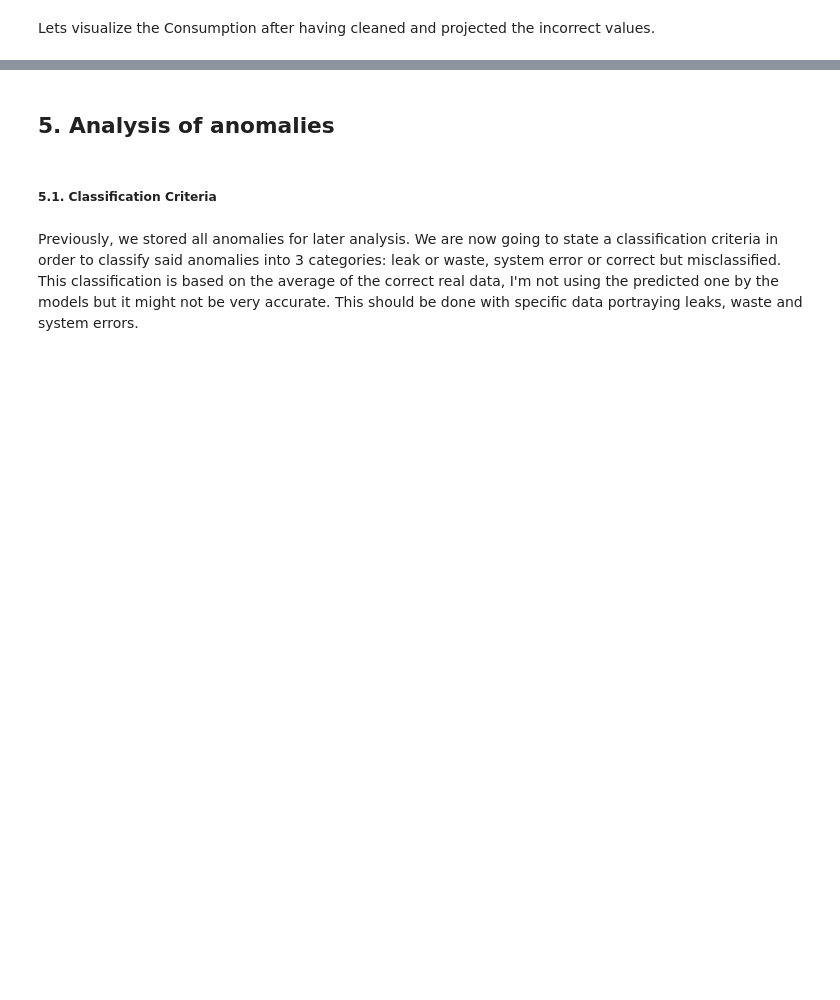
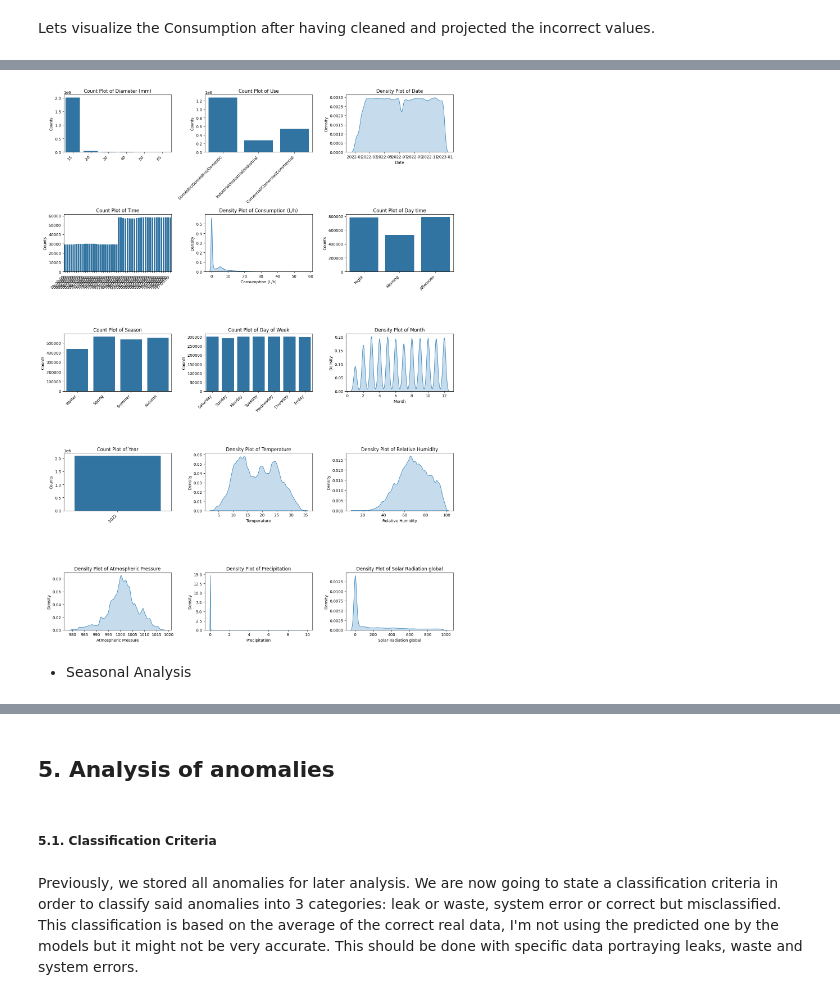
Before and after one commit to edithruizz/TFG, a Jupyter notebook: Python_Notebooks/dataset2_v2.ipynb, the cells around one changed output, grey strips where cells are left out. Saved outputs shown, nothing was run; the diff lists cells and outputs as text; code cells hidden in the pictures; blank space fills up the shorter version.

```diff
--- a/Python_Notebooks/dataset2_v2.ipynb
+++ b/Python_Notebooks/dataset2_v2.ipynb
@@ -1025,7 +1062,8 @@ Based on the R-squared values obtained per each model I conclude that 0.2791 is
 # Identifiquem les files amb valor Null en 'Consumption (L/h)'
 missing_rows = dataset2_filtered[dataset2_filtered['Consumption (L/h)'].isnull()]
 
-features2 = ['Use', 'Time', 'Temperature', 'Precipitations', 'Season', 'Day of Week', 'Diameter (mm)', 'Type of economic activity', 'Date']
+features2 = ['Diameter (mm)', 'Use', 'Type of economic activity', 'Date', 'Time','Day time', 'Season', 'Day of Week']
+
 X_ = missing_rows[features2]
 
 # Predim els valors amb el model
@@ -1042,0 +1086,3 @@ print("Number of Negatives in the dataset:", len(dataset2_filtered[dataset2_filt
+# %%
+# Replace negative values with 0
+dataset2_filtered['Consumption (L/h)'] = dataset2_filtered['Consumption (L/h)'].apply(lambda x: max(x, 0))
@@ -1046,0 +1100,9 @@ Lets visualize the Consumption after having cleaned and projected the incorrect
+# %%
+dataset2_filtered['ID'] = le_id.inverse_transform(dataset2_filtered['ID'])
+dataset2_filtered['Use'] = le_use.inverse_transform(dataset2_filtered['Use'])
+dataset2_filtered['Type of economic activity'] = le_typeofeco.inverse_transform(dataset2_filtered['Type of economic activity'])
+dataset2_filtered['Date'] = le_date.inverse_transform(dataset2_filtered['Date'])
+dataset2_filtered['Time'] = le_time.inverse_transform(dataset2_filtered['Time'])
+dataset2_filtered['Day time'] = le_daytime.inverse_transform(dataset2_filtered['Day time'])
+dataset2_filtered['Season'] = le_season.inverse_transform(dataset2_filtered['Season'])
+dataset2_filtered['Day of Week'] = le_dayofweek.inverse_transform(dataset2_filtered['Day of Week'])
@@ -1046,0 +1134,49 @@ Lets visualize the Consumption after having cleaned and projected the incorrect
+# %%
+# Define the type of plot for each column based on the data type
+plot_types = {}
+# columns = [x for x in df.columns if x not in ["car", "model"]]
+columns = [x for x in dataset2_filtered.columns if x not in ["ID", "Type of economic activity"]]
+
+for col in columns:
+    if dataset2_filtered[col].dtype == 'object':  # Categorical columns
+        plot_types[col] = 'bar'
+    else:
+        unique_values = dataset2_filtered[col].nunique()
+        if unique_values < 10:  # Discrete columns
+            plot_types[col] = 'bar'
+        else:  # Continuous columns
+            plot_types[col] = 'kde'
+
+n_cols = 3
+n_rows = (len(columns) + 2) // n_cols
+
+fig, axes = plt.subplots(n_rows, n_cols, figsize=(n_cols * 5, n_rows * 4))
+axes = axes.flatten()
+
+# Plot each column in the dataframe
+for i, col in enumerate(columns):
+    ax = axes[i]
+    if plot_types[col] == 'bar':
+        # For categorical and discrete data, use a count plot (bar chart)
+        sns.countplot(x=col, data=dataset2_filtered, ax=ax)
+        ax.set_title(f'Count Plot of {col}')
+        ax.set_xlabel('')
+        ax.set_ylabel('Counts')
+        plt.setp(ax.get_xticklabels(), rotation=45, horizontalalignment='right')
+    else:
+        # For continuous data, use a density plot
+        sns.kdeplot(dataset2_filtered[col], ax=ax, fill=True)
+        ax.set_title(f'Density Plot of {col}')
+        ax.set_xlabel(col)
+        ax.set_ylabel('Density')
+
+# Hide any unused subplots
+for j in range(i + 1, n_rows * n_cols):
+    fig.delaxes(axes[j])
+
+fig.tight_layout()
+plt.show()
+# %% [output]
+[figure, added]
+# %% [markdown]
+- Seasonal Analysis
```
Also changed, not shown: parts of 22 cells of this notebook, 2 other files.
